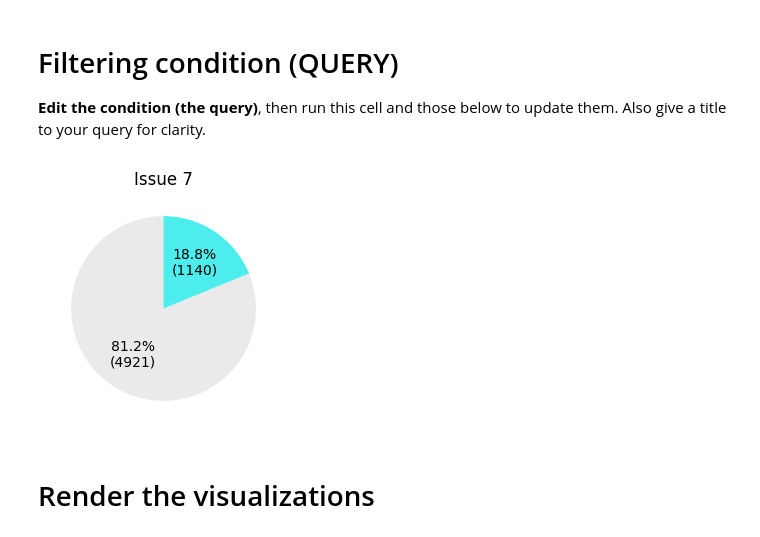
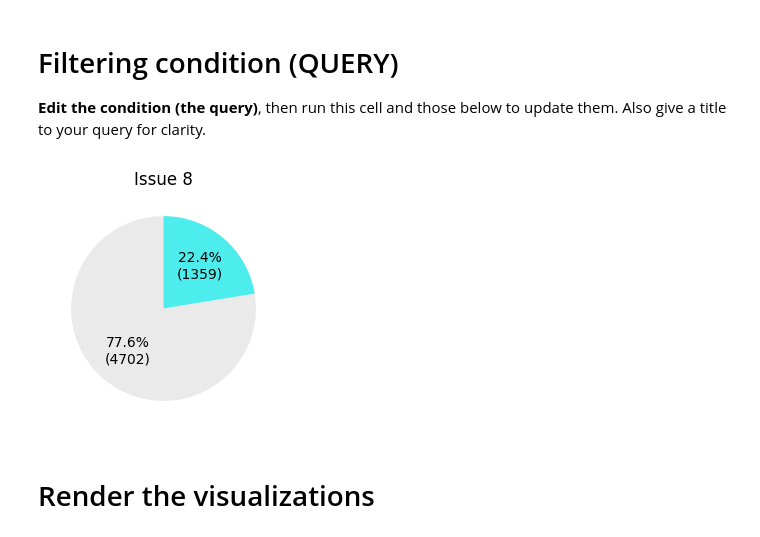
Before and after one commit to FranciscoBreia/Web-application-Design, a Jupyter notebook: notebooks/colab/Timeline_Filter_and_render.ipynb, the cells around one changed output. Saved outputs shown, nothing was run; the diff lists cells and outputs as text; code cells hidden in the pictures.

```diff
--- a/notebooks/colab/Timeline_Filter_and_render.ipynb
+++ b/notebooks/colab/Timeline_Filter_and_render.ipynb
@@ -136,17 +136,21 @@ def visualize(condition, title='Proportion of filtered items'):
 
 **Edit the condition (the query)**, then run this cell and those below to update them. Also give a title to your query for clarity.
 # %%
-condition = (df['Issue_16'] == "TRUE")
-title = "Issue 7"
+condition = (df['Issue_8'] == "TRUE")
+title = "Issue 8"
 
 visualize(condition, title)
 
 
 # Issue 1 = 20.1%
 # Issue 8 = 22.4%
 # Issue 16= 18.8%
+
+
+#Issue 8 and 16 has a bigger pick in 2023 then an evven bigger one in 2024
+#issue that peaks in 2023 (relatively to the total volume of statements in the corpus)
 # %% [output]
-[figure, old version]
+[figure, new version]
 # %% [markdown]
 # Render the visualizations
 # %% [markdown]
```
Also changed, not shown: parts of 4 cells of this notebook.
